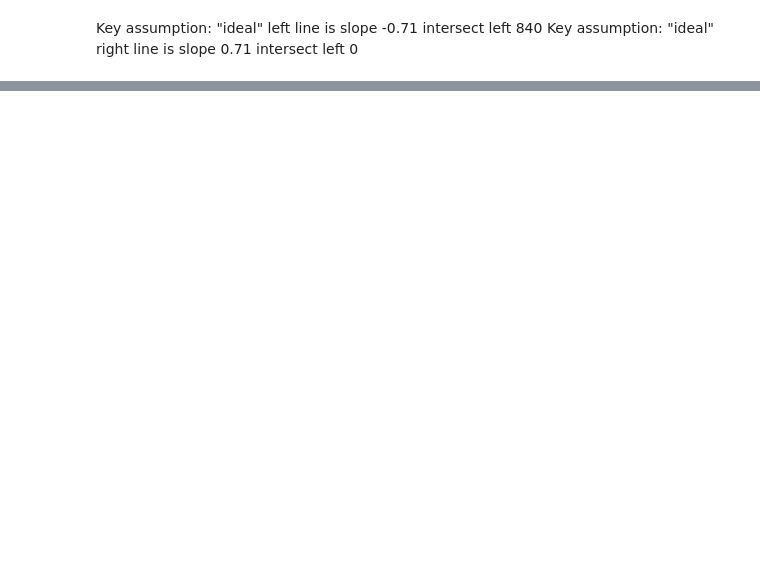
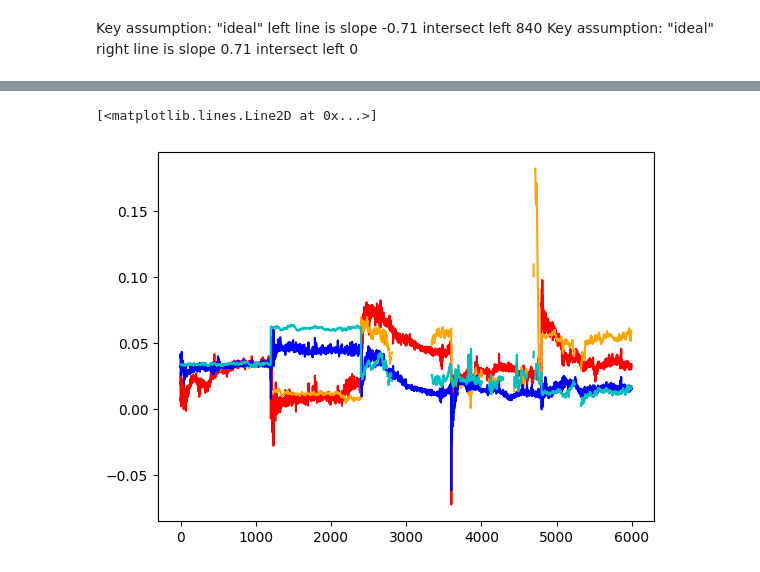
Before and after one commit to connor-henderson/calib_challenge, a Jupyter notebook: eda.ipynb, the cells around one changed output, grey strips where cells are left out. Cells and saved outputs as stored; diff of their text form; code cells hidden in the pictures; blank space fills up the shorter version.

```diff
--- a/eda.ipynb
+++ b/eda.ipynb
@@ -569,0 +53,9 @@ plt.plot(range(count), train_yaw_labels, label='yaw-train')
+# %%
+# training / eval yaw comparison
+
+train_yaw_labels = [x for x in train_labels['yaw']]
+eval_yaw_labels = [x for x in eval_labels['yaw']]
+
+
+plt.plot(range(5996), eval_yaw_labels, label='yaw-eval')
+plt.plot(range(5996), train_yaw_labels, label='yaw-train')
@@ -569,0 +65,10 @@ plt.plot(range(count), train_yaw_labels, label='yaw-train')
+# %%
+x = range(5996)
+plt.plot(x, eval_yaw_labels, label='yaw-eval', color='red')
+plt.plot(x, train_yaw_labels, label='yaw-train', color='orange')
+
+plt.plot(x, eval_pitch_labels, label='pitch-eval', color='b')
+plt.plot(x, train_pitch_labels, label='pitch-train', color='c')
+# %% [output]
+[<matplotlib.lines.Line2D at 0x...>]
+[figure, added]
```
Also changed, not shown: parts of 43 cells of this notebook, 6 other files.
